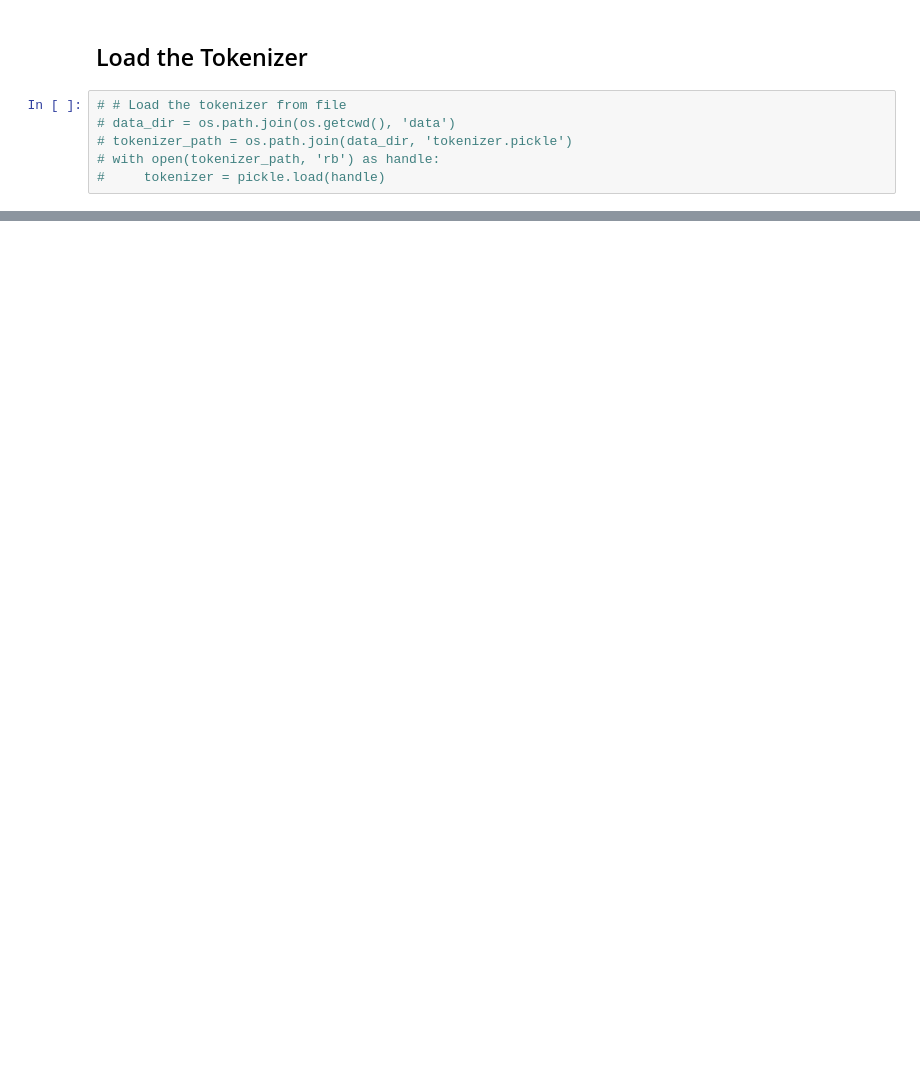
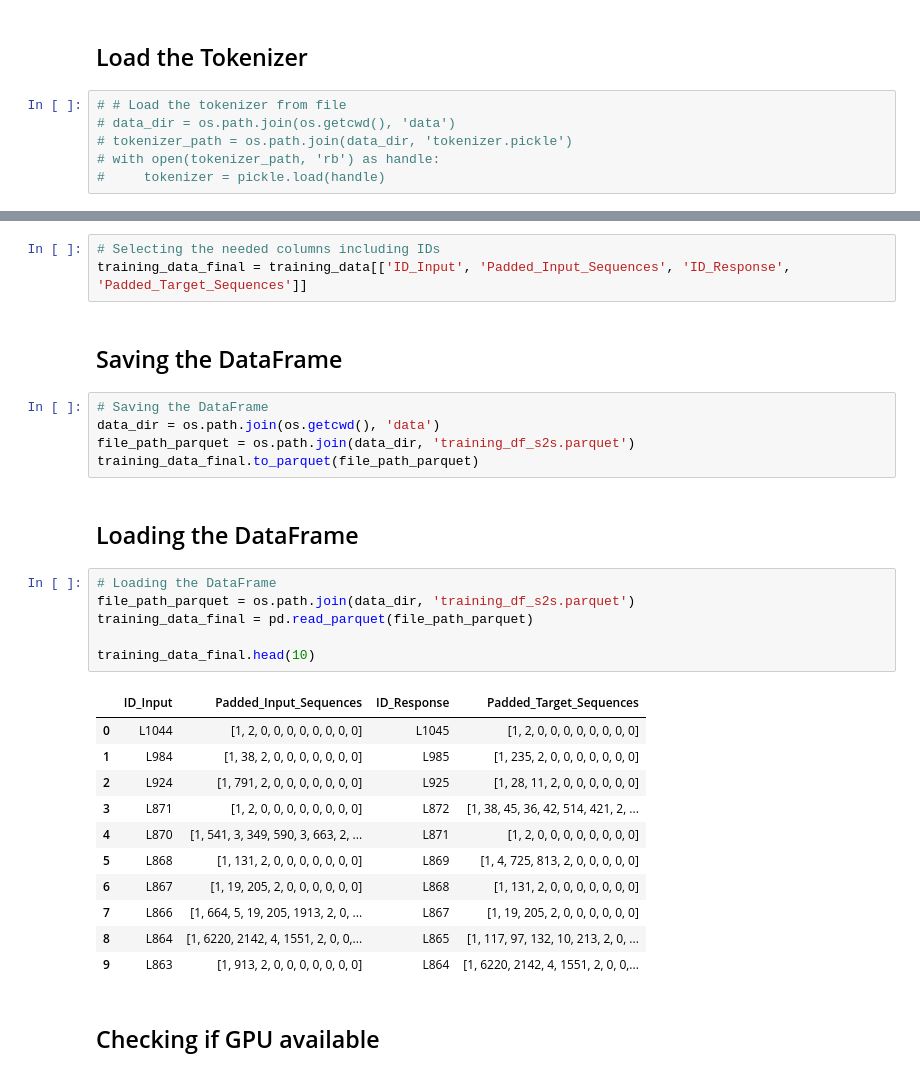
Before and after one commit to Tomas4python/chatbot, a Jupyter notebook: seq2seq_encoder_decoder_model.ipynb, the cells around one changed output, grey strips where cells are left out. Saved outputs shown, nothing was run; the diff lists cells and outputs as text; blank space fills up the shorter version.

```diff
--- a/seq2seq_encoder_decoder_model.ipynb
+++ b/seq2seq_encoder_decoder_model.ipynb
@@ -274,0 +345,32 @@ memory usage: 10.1+ MB
+# %%
+# Selecting the needed columns including IDs
+training_data_final = training_data[['ID_Input', 'Padded_Input_Sequences', 'ID_Response', 'Padded_Target_Sequences']]
+# %% [markdown]
+## Saving the DataFrame
+# %%
+# Saving the DataFrame
+data_dir = os.path.join(os.getcwd(), 'data')
+file_path_parquet = os.path.join(data_dir, 'training_df_s2s.parquet')
+training_data_final.to_parquet(file_path_parquet)
+# %% [markdown]
+## Loading the DataFrame
+# %%
+# Loading the DataFrame
+file_path_parquet = os.path.join(data_dir, 'training_df_s2s.parquet')
+training_data_final = pd.read_parquet(file_path_parquet)
+
+training_data_final.head(10)
+# %% [output]
+|  | ID_Input | Padded_Input_Sequences | ID_Response | Padded_Target_Sequences |
+| 0 | L1044 | [1, 2, 0, 0, 0, 0, 0, 0, 0, 0] | L1045 | [1, 2, 0, 0, 0, 0, 0, 0, 0, 0] |
+| 1 | L984 | [1, 38, 2, 0, 0, 0, 0, 0, 0, 0] | L985 | [1, 235, 2, 0, 0, 0, 0, 0, 0, 0] |
+| 2 | L924 | [1, 791, 2, 0, 0, 0, 0, 0, 0, 0] | L925 | [1, 28, 11, 2, 0, 0, 0, 0, 0, 0] |
+| 3 | L871 | [1, 2, 0, 0, 0, 0, 0, 0, 0, 0] | L872 | [1, 38, 45, 36, 42, 514, 421, 2, ... |
+| 4 | L870 | [1, 541, 3, 349, 590, 3, 663, 2, ... | L871 | [1, 2, 0, 0, 0, 0, 0, 0, 0, 0] |
+| 5 | L868 | [1, 131, 2, 0, 0, 0, 0, 0, 0, 0] | L869 | [1, 4, 725, 813, 2, 0, 0, 0, 0, 0] |
+| 6 | L867 | [1, 19, 205, 2, 0, 0, 0, 0, 0, 0] | L868 | [1, 131, 2, 0, 0, 0, 0, 0, 0, 0] |
+| 7 | L866 | [1, 664, 5, 19, 205, 1913, 2, 0, ... | L867 | [1, 19, 205, 2, 0, 0, 0, 0, 0, 0] |
+| 8 | L864 | [1, 6220, 2142, 4, 1551, 2, 0, 0,... | L865 | [1, 117, 97, 132, 10, 213, 2, 0, ... |
+| 9 | L863 | [1, 913, 2, 0, 0, 0, 0, 0, 0, 0] | L864 | [1, 6220, 2142, 4, 1551, 2, 0, 0,... |
+# %% [markdown]
+## Checking if GPU available
```
Also changed, not shown: parts of 63 cells of this notebook, 1 other file.
